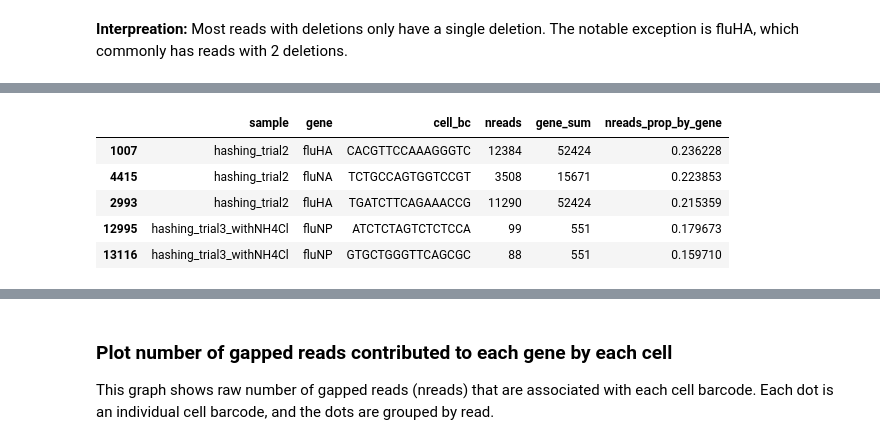
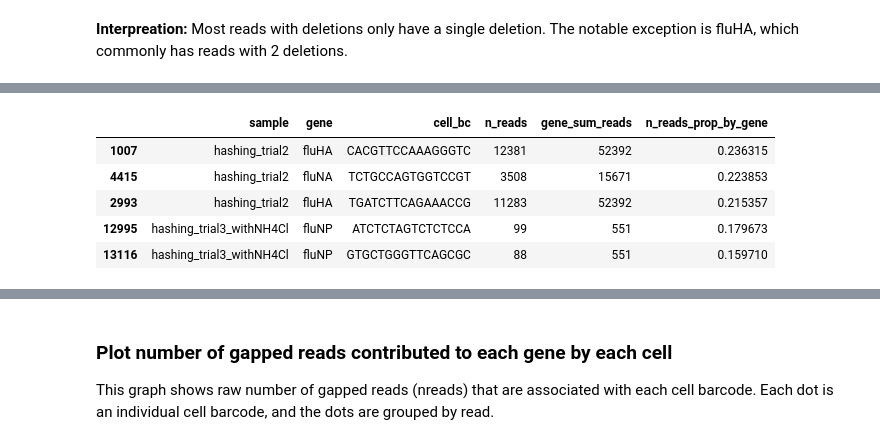
Before and after one commit to jbloomlab/barcoded_flu_pdmH1N1, a Jupyter notebook: gap_analysis.ipynb, the cells around one changed output, grey strips where cells are left out. Drawn from its saved outputs; the diff is of its cells as text; code cells hidden in the pictures.

```diff
--- a/gap_analysis.ipynb
+++ b/gap_analysis.ipynb
@@ -286,6 +286,7 @@ for viral_gene, sample10x in itertools.product(viral_genes, samples_10x):
                                   'sample': [sample10x],
                                   'gene': [gene_name],
                                   'cell_bc': robust_get_tag(read,tag='CB'),
+                                  'umi': robust_get_tag(read,tag='UB'),
                                   'start_position': min(read.get_reference_positions()),
                                   'end_position': max(read.get_reference_positions()),
                                   'cigar_string': read.cigarstring,
@@ -635,20 +640,17 @@ Calculate the number and proportion of gapped reads associated with each individ
 # %%
-gapped_reads_summary = gapped_reads_df.groupby(['sample','gene','cell_bc'])['read_id'].count().reset_index(name='nreads')
+gapped_reads_summary = gapped_reads_df.groupby(['sample','gene','cell_bc'])['read_id'].nunique().reset_index(name='n_reads')
 
 gapped_reads_summary = pd.merge(gapped_reads_summary, gapped_reads_summary.groupby(['sample','gene']) \
-                                .sum().reset_index().rename(columns={'nreads': 'gene_sum'}), on=['sample','gene'])
+                                .sum().reset_index().rename(columns={'n_reads': 'gene_sum_reads'}), on=['sample','gene'])
 
-gapped_reads_summary['nreads_prop_by_gene'] = gapped_reads_summary['nreads']/gapped_reads_summary['gene_sum']
+gapped_reads_summary['n_reads_prop_by_gene'] = gapped_reads_summary['n_reads']/gapped_reads_summary['gene_sum_reads']
 
-gapped_reads_summary = gapped_reads_summary.sort_values(by='nreads_prop_by_gene', ascending=False)
-
-gapped_reads_summary.to_csv(output_gapped_reads_summmary)
-
+gapped_reads_summary = gapped_reads_summary.sort_values(by='n_reads_prop_by_gene', ascending=False)
 gapped_reads_summary.head()
 # %% [output]
-|  | sample | gene | cell_bc | nreads | gene_sum | nreads_prop_by_gene |
-| 1007 | hashing_trial2 | fluHA | CACGTTCCAAAGGGTC | 12384 | 52424 | 0.236228 |
+|  | sample | gene | cell_bc | n_reads | gene_sum_reads | n_reads_prop_by_gene |
+| 1007 | hashing_trial2 | fluHA | CACGTTCCAAAGGGTC | 12381 | 52392 | 0.236315 |
 | 4415 | hashing_trial2 | fluNA | TCTGCCAGTGGTCCGT | 3508 | 15671 | 0.223853 |
-| 2993 | hashing_trial2 | fluHA | TGATCTTCAGAAACCG | 11290 | 52424 | 0.215359 |
+| 2993 | hashing_trial2 | fluHA | TGATCTTCAGAAACCG | 11283 | 52392 | 0.215357 |
 | 12995 | hashing_trial3_withNH4Cl | fluNP | ATCTCTAGTCTCTCCA | 99 | 551 | 0.179673 |
 | 13116 | hashing_trial3_withNH4Cl | fluNP | GTGCTGGGTTCAGCGC | 88 | 551 | 0.159710 |
```
Also changed, not shown: parts of 12 cells of this notebook.
